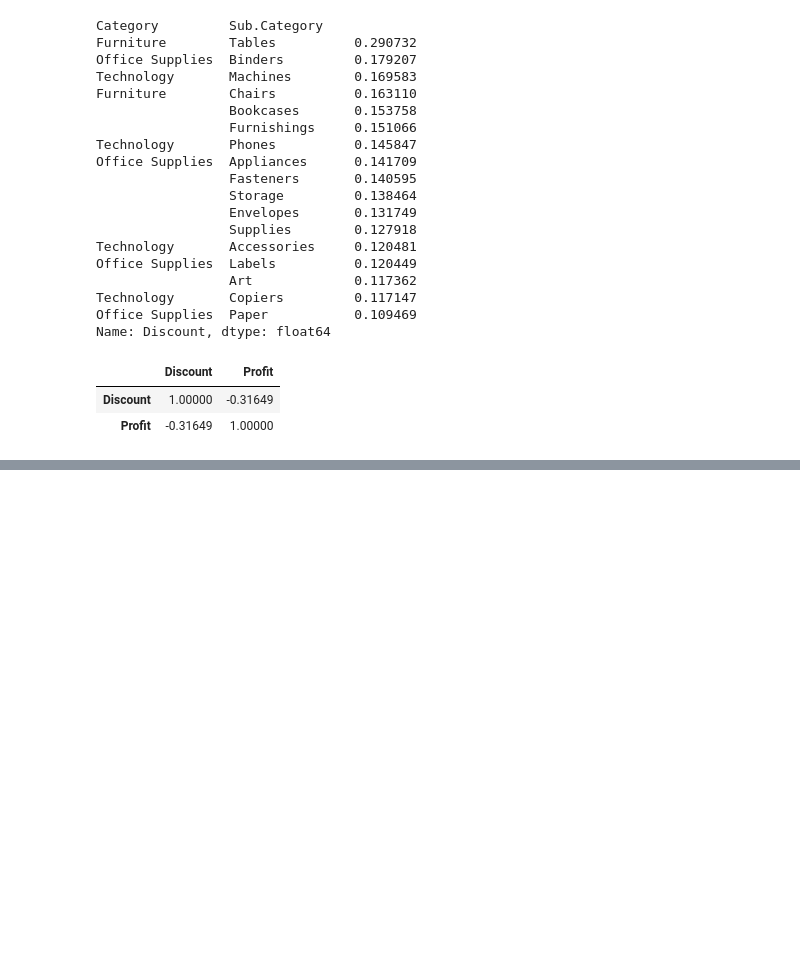
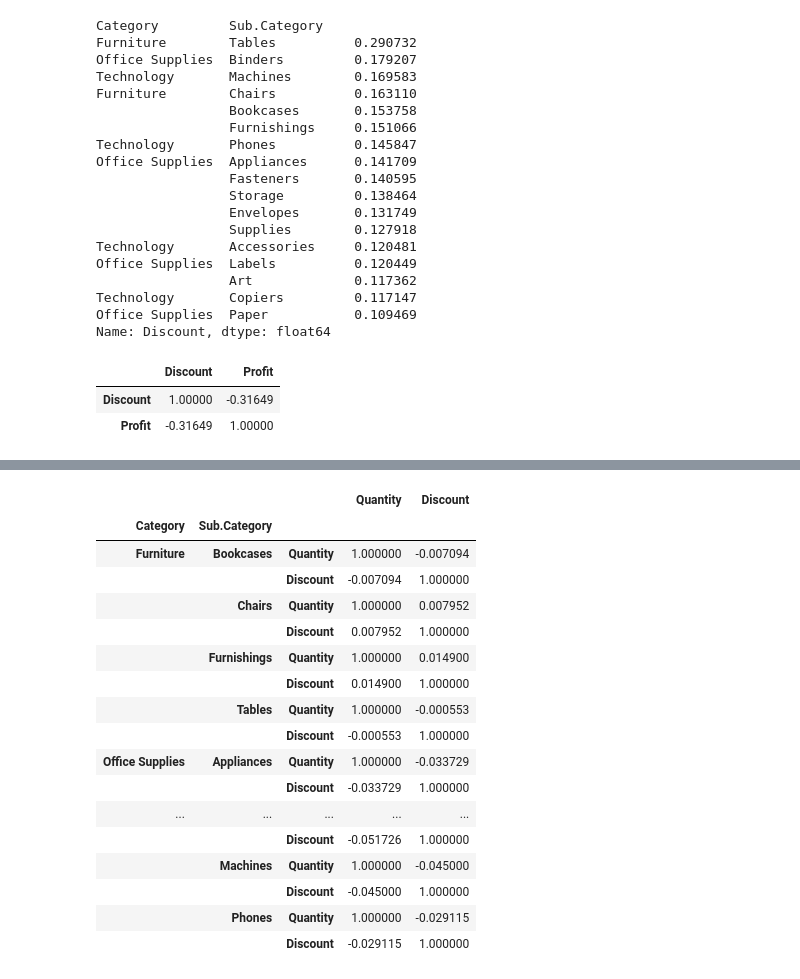
Before and after one commit to Nurikosso/Data_Analysis, a Jupyter notebook: NoteBooks/02_analysing.ipynb, the cells around one changed output, grey strips where cells are left out. Cells and saved outputs as stored; diff of their text form; code cells hidden in the pictures; blank space fills up the shorter version.

```diff
--- a/NoteBooks/02_analysing.ipynb
+++ b/NoteBooks/02_analysing.ipynb
@@ -211,0 +229,33 @@ corr
+# %%
+# Из данного аутпута видно, что скидки чаще влиют отрицательно на количество
+# продаж. Особенно это видно в категории "Technology". Судя по всему, покупатели
+# этой категории ориентируются на качество товара, новизну, брен, и другие
+# показатели. Видно, что скидки положительно влияют на категорию мебели
+# однако это влиение слабо выражено, что также подтверждает неэффективность.
+# Самые отрицательный показатель оказался в категории "Office Supplies" и
+# подкатегории "Art" с показателем "-0.071567" Самык высокие результаты
+# показала категория также "Office Supplies", но уже "Supplies" споказателем
+# "0.025759", что в общей картине также немного.
+
+
+df_cor2 = df.groupby(['Category', 'Sub.Category'])[['Quantity', 'Discount']].corr()
+df_cor2
+# %% [output]
+|  |  |  | Quantity | Discount |
+| Category | Sub.Category |  |  |  |
+| Furniture | Bookcases | Quantity | 1.000000 | -0.007094 |
+|  |  | Discount | -0.007094 | 1.000000 |
+|  | Chairs | Quantity | 1.000000 | 0.007952 |
+|  |  | Discount | 0.007952 | 1.000000 |
+|  | Furnishings | Quantity | 1.000000 | 0.014900 |
+|  |  | Discount | 0.014900 | 1.000000 |
+|  | Tables | Quantity | 1.000000 | -0.000553 |
+|  |  | Discount | -0.000553 | 1.000000 |
+| Office Supplies | Appliances | Quantity | 1.000000 | -0.033729 |
+|  |  | Discount | -0.033729 | 1.000000 |
+| ... | ... | ... | ... | ... |
+|  |  | Discount | -0.051726 | 1.000000 |
+|  | Machines | Quantity | 1.000000 | -0.045000 |
+|  |  | Discount | -0.045000 | 1.000000 |
+|  | Phones | Quantity | 1.000000 | -0.029115 |
+|  |  | Discount | -0.029115 | 1.000000 |
```
Also changed, not shown: parts of 13 cells of this notebook.
